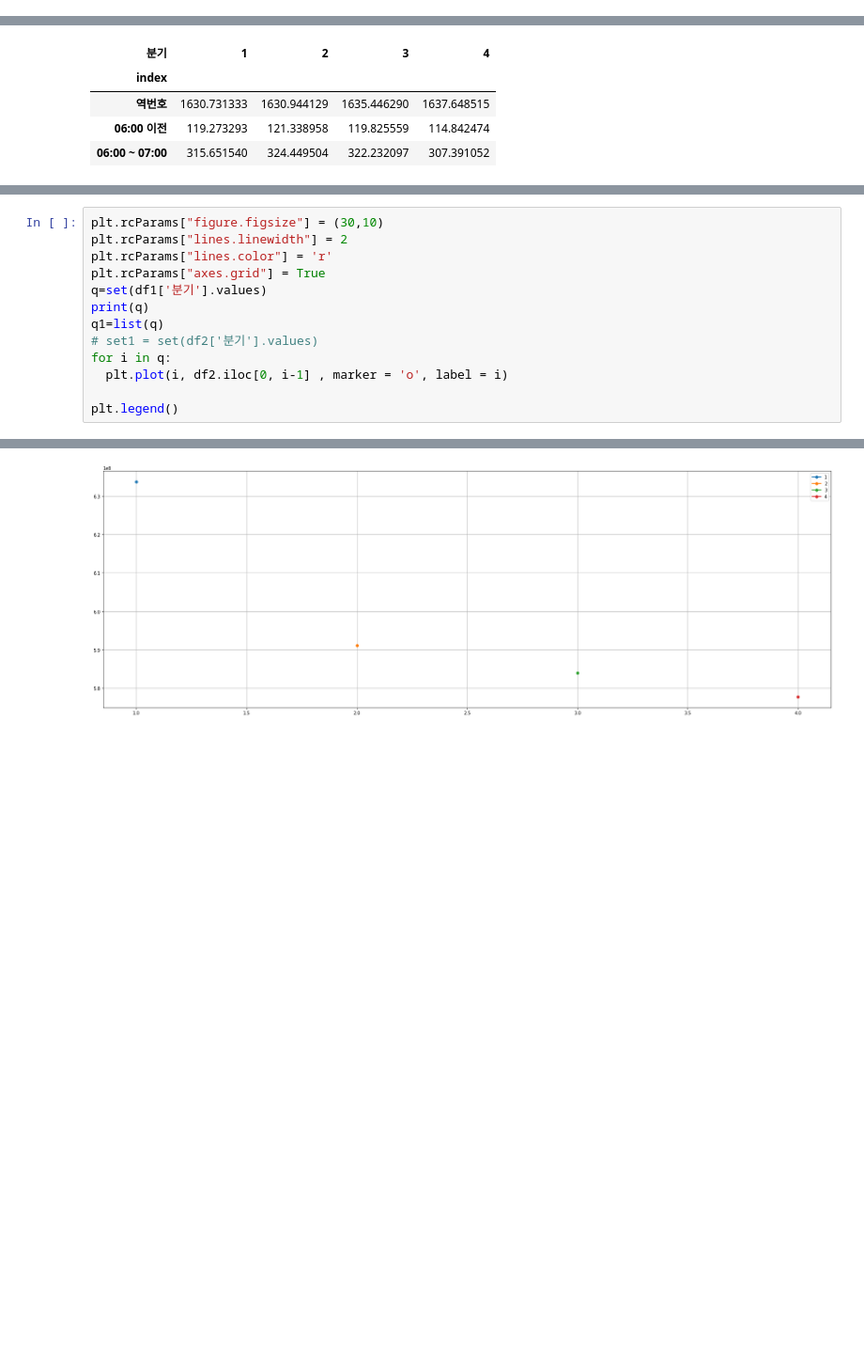
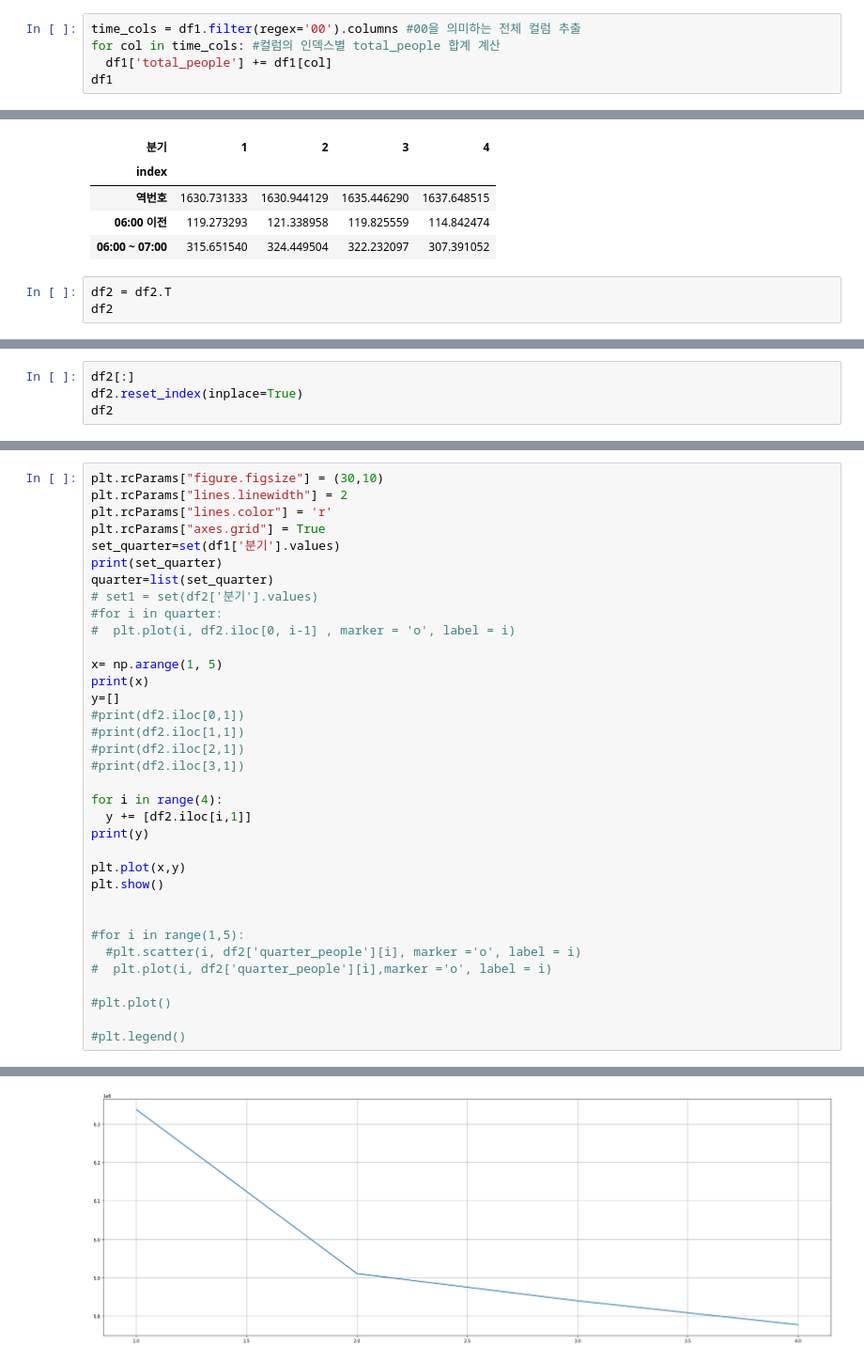
Before and after one commit to Shin-Sangseok/Google_colab_practice, a Jupyter notebook: colab_test_2.ipynb, the cells around one changed output, grey strips where cells are left out. Shown at 94% size. Drawn from its saved outputs; the diff is of its cells as text; blank space fills up the shorter version.

```diff
--- a/colab_test_2.ipynb
+++ b/colab_test_2.ipynb
@@ -412,0 +330,5 @@ df1
+# %%
+time_cols = df1.filter(regex='00').columns #00을 의미하는 전체 컬럼 추출
+for col in time_cols: #컬럼의 인덱스별 total_people 합계 계산
+  df1['total_people'] += df1[col]
+df1
@@ -435,3 +385,6 @@ df2[:3]
 | 역번호 | 1630.731333 | 1630.944129 | 1635.446290 | 1637.648515 |
 | 06:00 이전 | 119.273293 | 121.338958 | 119.825559 | 114.842474 |
 | 06:00 ~ 07:00 | 315.651540 | 324.449504 | 322.232097 | 307.391052 |
+# %%
+df2 = df2.T
+df2
@@ -446,0 +423,4 @@ KeyError: ignored
+# %%
+df2[:]
+df2.reset_index(inplace=True)
+df2
@@ -449,13 +435,35 @@ plt.rcParams["figure.figsize"] = (30,10)
 plt.rcParams["lines.linewidth"] = 2
 plt.rcParams["lines.color"] = 'r'
 plt.rcParams["axes.grid"] = True
-q=set(df1['분기'].values)
-print(q)
-q1=list(q)
+set_quarter=set(df1['분기'].values)
+print(set_quarter)
+quarter=list(set_quarter)
 # set1 = set(df2['분기'].values)
-for i in q:
-  plt.plot(i, df2.iloc[0, i-1] , marker = 'o', label = i)
+#for i in quarter:
+#  plt.plot(i, df2.iloc[0, i-1] , marker = 'o', label = i)
 
-plt.legend()
+x= np.arange(1, 5)
+print(x)
+y=[]
+#print(df2.iloc[0,1])
+#print(df2.iloc[1,1])
+#print(df2.iloc[2,1])
+#print(df2.iloc[3,1])
+
+for i in range(4):
+  y += [df2.iloc[i,1]]
+print(y)
+
+plt.plot(x,y)
+plt.show()
+
+
+#for i in range(1,5):
+  #plt.scatter(i, df2['quarter_people'][i], marker ='o', label = i)
+#  plt.plot(i, df2['quarter_people'][i],marker ='o', label = i)
+
+#plt.plot()
+
+#plt.legend()
 # %% [output]
 {1, 2, 3, 4}
@@ -463 +472 @@ plt.legend()
-[figure, old version]
+[figure, new version]
```
Also changed, not shown: parts of 22 cells of this notebook.
